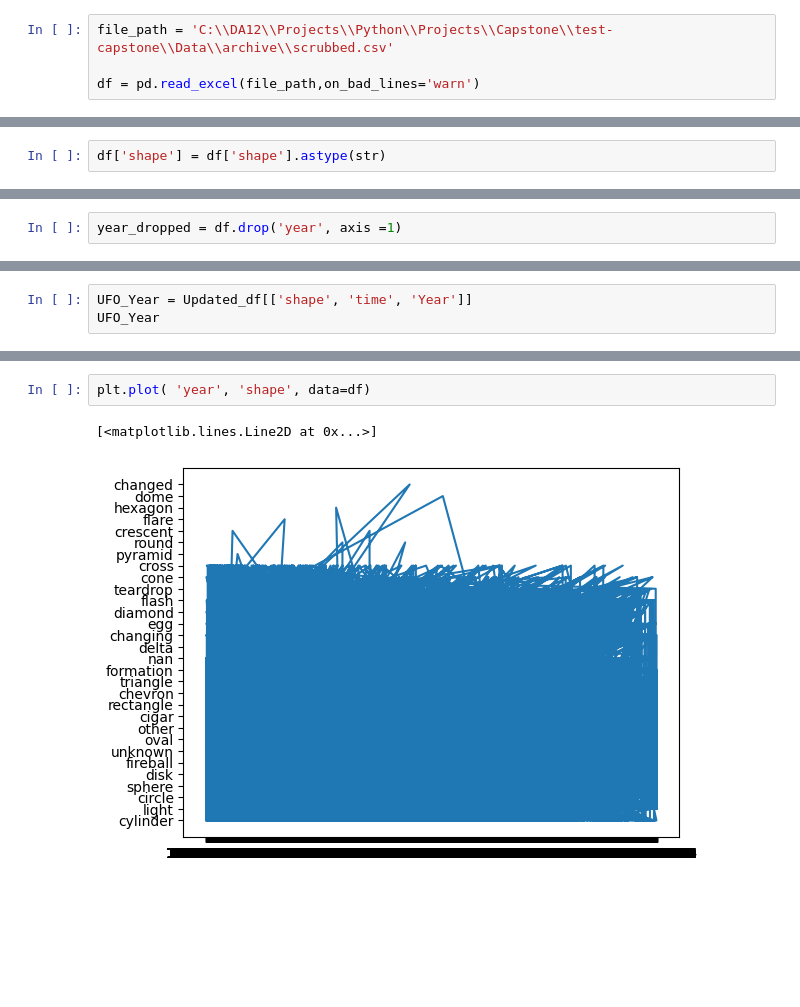
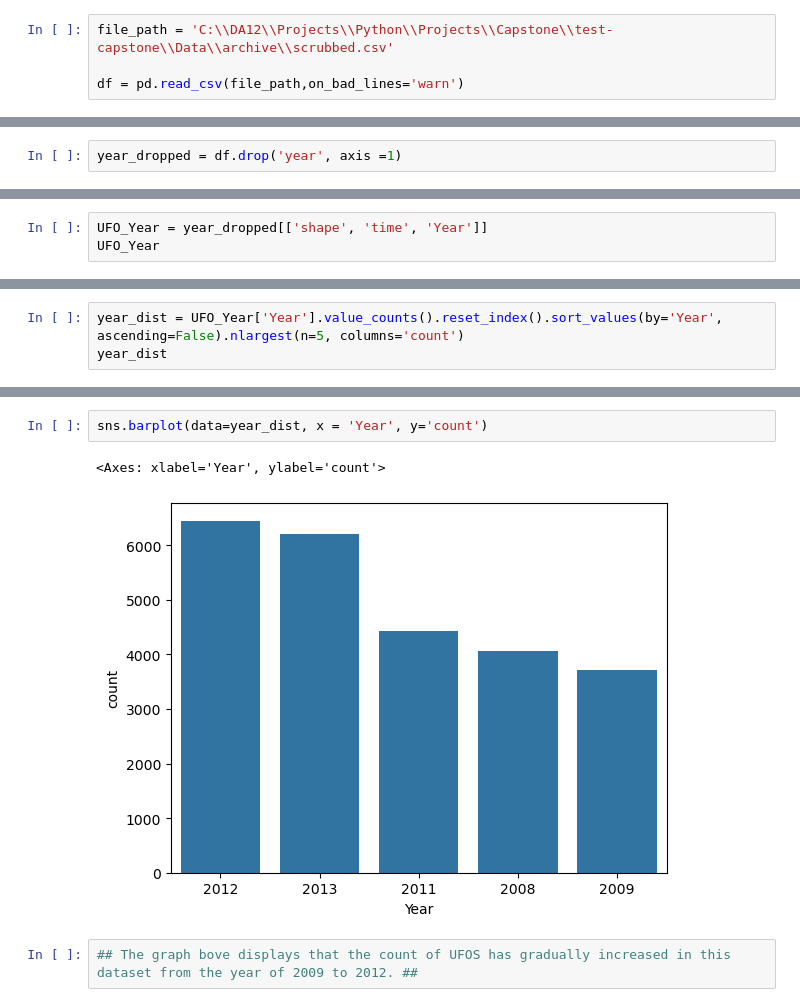
Before and after one commit to wileymartin/test-capstone, a Jupyter notebook: Repo/UFO.ipynb, the cells around one changed output, grey strips where cells are left out. Drawn from its saved outputs; the diff is of its cells as text; blank space fills up the shorter version.

```diff
--- a/Repo/UFO.ipynb
+++ b/Repo/UFO.ipynb
@@ -6,4 +6,4 @@ import seaborn as sns
 # %%
 file_path = 'C:\\DA12\\Projects\\Python\\Projects\\Capstone\\test-capstone\\Data\\archive\\scrubbed.csv'
 
-df = pd.read_excel(file_path,on_bad_lines='warn')
+df = pd.read_csv(file_path,on_bad_lines='warn')
@@ -90,2 +88,0 @@ memory usage: 9.8+ MB
-# %%
-df['shape'] = df['shape'].astype(str)
@@ -328,5 +287,5 @@ Updated_df
 # %%
-UFO_Year = Updated_df[['shape', 'time', 'Year']]
+UFO_Year = year_dropped[['shape', 'time', 'Year']]
 UFO_Year
 # %% [output]
 |  | shape | time | Year |
@@ -361,0 +321,3 @@ Name: shape, Length: 87, dtype: int64
+# %%
+year_dist = UFO_Year['Year'].value_counts().reset_index().sort_values(by='Year', ascending=False).nlargest(n=5, columns='count')
+year_dist
@@ -362,5 +331,7 @@ Name: shape, Length: 87, dtype: int64
 # %%
-plt.plot( 'year', 'shape', data=df)
+sns.barplot(data=year_dist, x = 'Year', y='count')
 # %% [output]
-[<matplotlib.lines.Line2D at 0x...>]
+<Axes: xlabel='Year', ylabel='count'>
-[figure, old version]
+[figure, new version]
+# %%
+## The graph bove displays that the count of UFOS has gradually increased in this dataset from the year of 2009 to 2012. ##
```
Also changed, not shown: parts of 31 cells of this notebook.
